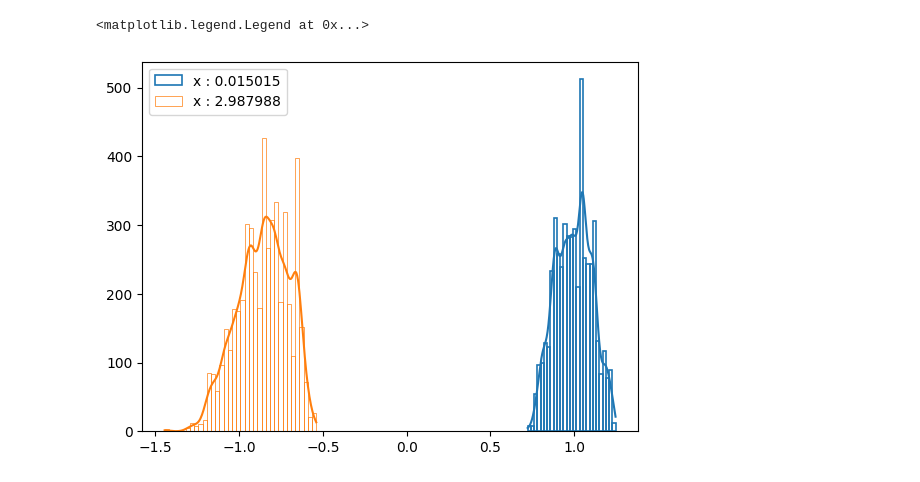
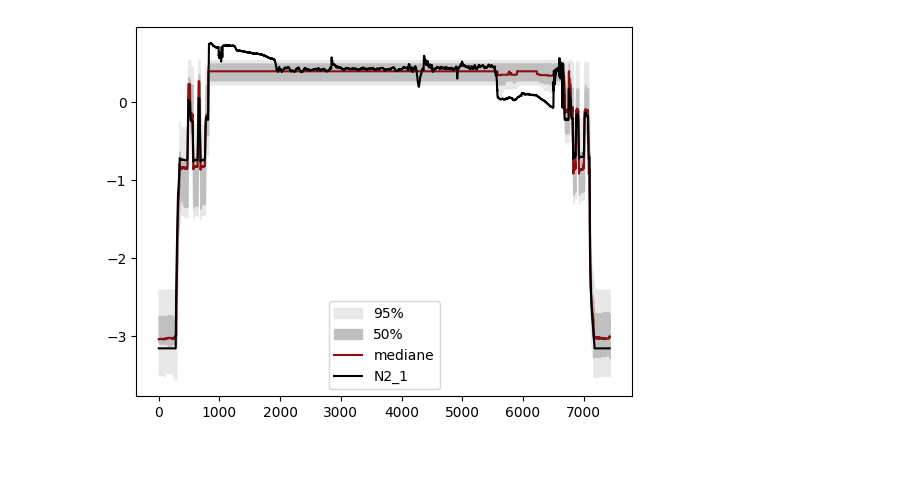
Before and after one commit to Davidson-Lova/PFE_clean, a Jupyter notebook: src/visualization/visRot.ipynb, the cells around one changed output. Cells and saved outputs as stored; diff of their text form; code cells hidden in the pictures.

```diff
--- a/src/visualization/visRot.ipynb
+++ b/src/visualization/visRot.ipynb
@@ -147,0 +163,17 @@ plt.show()
+# %%
+# Hypperparamètres
+N = 5000
+ns = [4,2,1]
+nbParams = 2 * (len(ns) - 1)
+# %%
+thetas = []
+for idxList in range(N) :
+    idxParam = 0
+
+    param = []
+    for idxParam in range(nbParams) :
+        f = open("../data_prepare/rotParams/{}_{}_net.pt".format(idxList, idxParam), "rb")
+        param.append(torch.load(f))
+        f.close()
+
+    thetas.append(param)
@@ -148 +182,26 @@ plt.show()
+# %%
+y_hats = torch.concatenate(
+            tuple([myModel.set_params(theta).forward(tX) for theta in thetas]), 1)
+q2_5 = y_hats.quantile(0.025, 1).reshape(-1,1).detach().numpy()
+q97_5 = y_hats.quantile(0.975, 1).reshape(-1,1).detach().numpy()
+q25 = y_hats.quantile(0.25, 1).reshape(-1,1).detach().numpy()
+q75 = y_hats.quantile(0.75, 1).reshape(-1,1).detach().numpy()
+med = y_hats.quantile(0.5, 1).reshape(-1,1).detach().numpy()
+plt.clf()
+plt.fill_between(np.arange(ty.shape[0]), q2_5[:, 0],
+                 q97_5[:, 0], color="#e8e8e8", label='95%')
+
+plt.fill_between(np.arange(ty.shape[0]), q25[:, 0], q75[:, 0],
+                 color="#bfbfbf", label='50%')
+
+plt.plot(med, label="mediane", color="#8c0e11")
+
+plt.plot(ty, label='N2_1', color = 'k')
+
+# plt.plot(tyHat, label="N2_1 RegLin", linestyle='dashed')
+
+plt.legend()
+plt.show()
+# %% [output]
+[figure, added]
 # %%
@@ -151,10 +208,0 @@ y_hats = torch.concatenate(
-# %%
-middle = torch.argmin(torch.abs(tXBig))
-left = middle + 100
-sns.histplot(y_hats[middle + 1,:].detach().numpy(), kde = True, label = 'x : {:2f}'.format(tXBig[middle+1][0]), fill = None)
-sns.histplot(y_hats[left,:].detach().numpy(), kde = True, label = 'x : {:2f}'.format(tXBig[left][0]), fill = None)
-plt.ylabel(None)
-plt.legend()
-# %% [output]
-<matplotlib.legend.Legend at 0x...>
-[figure, removed]
```
Also changed, not shown: parts of 17 cells of this notebook, 2 other files.
